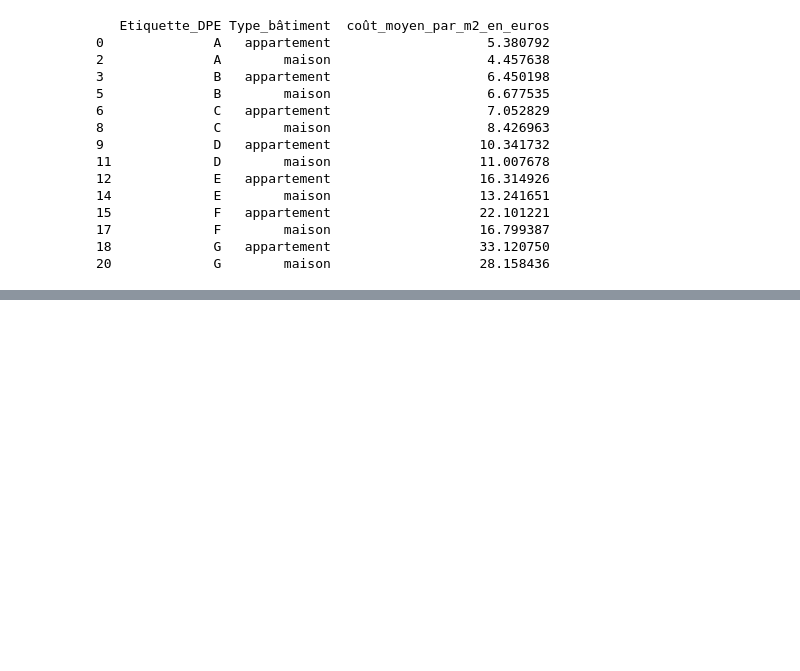
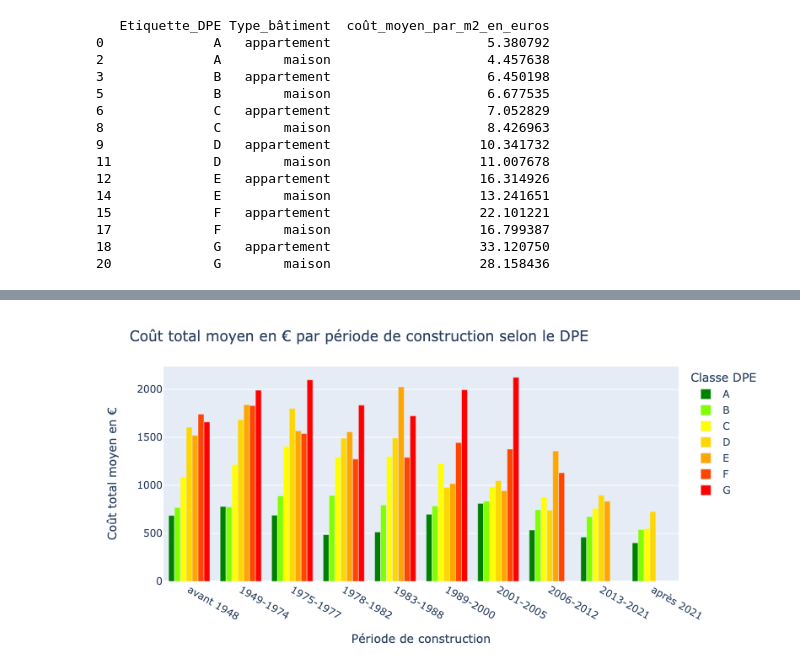
Before and after one commit to ER-20/enedis-wagon, a Jupyter notebook: notebooks/TD_graph_1.ipynb, the cells around one changed output, grey strips where cells are left out. Cells and saved outputs as stored; diff of their text form; code cells hidden in the pictures; blank space fills up the shorter version.

Commit message:
2 nouveaux graphs

```diff
--- a/notebooks/TD_graph_1.ipynb
+++ b/notebooks/TD_graph_1.ipynb
@@ -254,0 +271,2 @@ fig.show()
+# %%
+filtered_data = df[['Etiquette_DPE', 'Année_construction', 'Coût_total_5_usages']]
@@ -254,0 +280,2 @@ fig.show()
+# %%
+clean_data = filtered_data.dropna()
@@ -254,0 +293,7 @@ fig.show()
+# %%
+filtered_data = clean_data[['Etiquette_DPE', 'Année_construction', 'Coût_total_5_usages']].copy()
+
+# Créer des intervalles pour les périodes de construction
+bins = [float('-inf'), 1948, 1975, 1978, 1983, 1989, 2001, 2006, 2013, 2022, float('inf')]
+labels = ['avant 1948', '1949-1974', '1975-1977', '1978-1982', '1983-1988', '1989-2000', '2001-2005', '2006-2012', '2013-2021', 'après 2021']
+filtered_data['Période_construction'] = pd.cut(filtered_data['Année_construction'], bins=bins, labels=labels)
@@ -254,0 +316,4 @@ fig.show()
+# %%
+mean_cost_df = filtered_data.groupby(['Etiquette_DPE', 'Période_construction'])['Coût_total_5_usages'].mean().reset_index()
+
+mean_cost_df
@@ -254,0 +335,25 @@ fig.show()
+# %%
+dpe_colors = {
+    'A': 'green',
+    'B': '#7FFF00',
+    'C': 'yellow',
+    'D': '#FFD700',
+    'E': 'orange',
+    'F': '#FF4500',
+    'G': 'red'
+}
+
+fig2 = px.bar(mean_cost_df, y='Coût_total_5_usages', x='Période_construction', color='Etiquette_DPE', barmode='group',
+              color_discrete_map=dpe_colors)
+
+fig2.update_layout(
+    title='Coût total moyen en € par période de construction selon le DPE',
+    xaxis_title='Période de construction',
+    yaxis_title='Coût total moyen en €',
+    legend_title='Classe DPE',
+    height=400
+)
+
+fig2.show()
+# %% [output]
+[figure, added]
```
Also changed, not shown: parts of 7 cells of this notebook, 2 other files.
